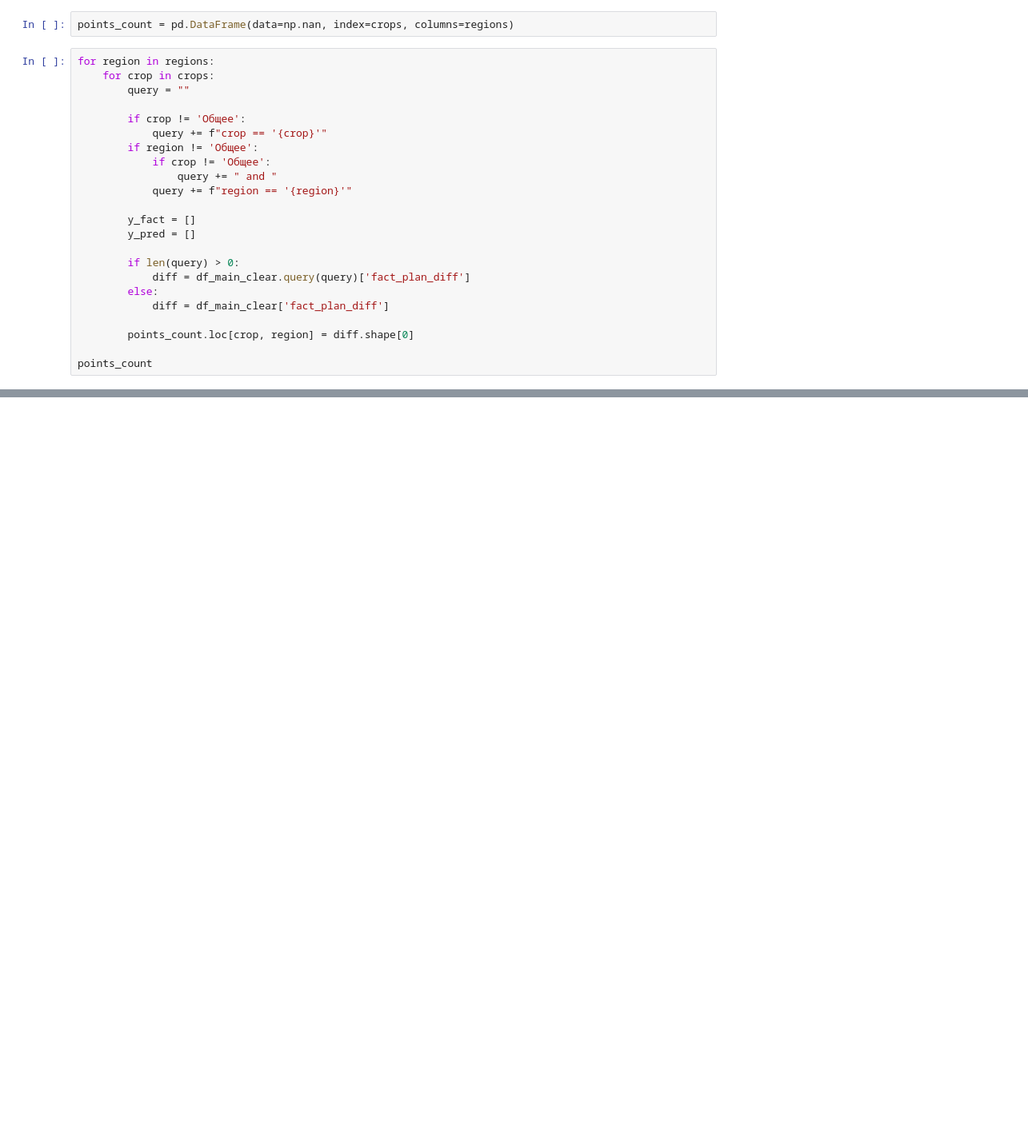
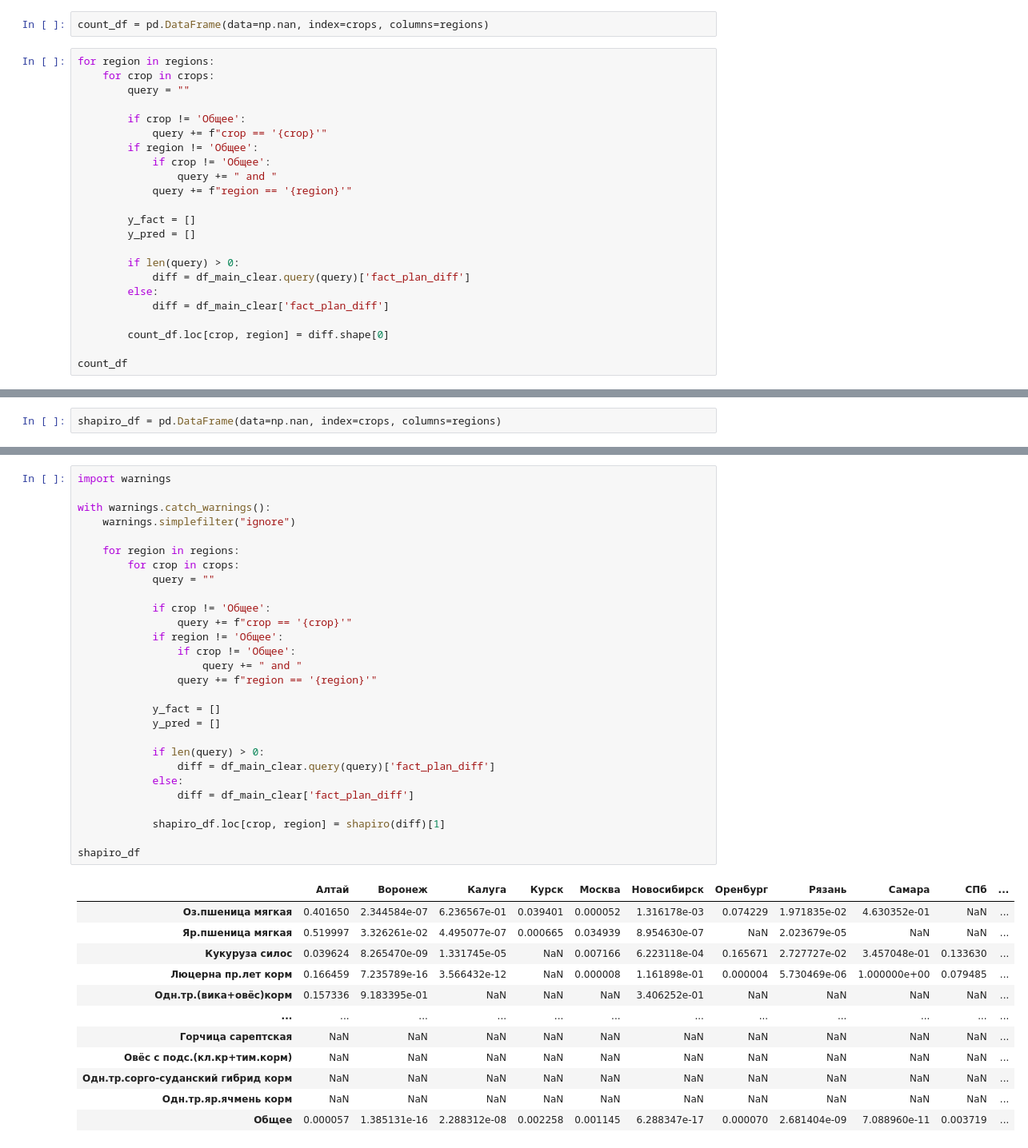
Before and after one commit to VladSunny/DANO_EKONIVA, a Jupyter notebook: notebooks/reborn.ipynb, the cells around one changed output, grey strips where cells are left out. Shown at 80% size. Saved outputs shown, nothing was run; the diff lists cells and outputs as text; blank space fills up the shorter version.

```diff
--- a/notebooks/reborn.ipynb
+++ b/notebooks/reborn.ipynb
@@ -976,7 +976,7 @@ cnt
 Одн.тр.сорго-суданский гибрид корм Общее 0.620839149246307
 29
 # %%
-points_count = pd.DataFrame(data=np.nan, index=crops, columns=regions)
+count_df = pd.DataFrame(data=np.nan, index=crops, columns=regions)
 # %%
 for region in regions:
     for crop in crops:
@@ -997,9 +997,9 @@ for region in regions:
         else:
             diff = df_main_clear['fact_plan_diff']
 
-        points_count.loc[crop, region] = diff.shape[0]
+        count_df.loc[crop, region] = diff.shape[0]
 
-points_count
+count_df
 # %% [output]
 |  | Алтай | Воронеж | Калуга | Курск | Москва | Новосибирск | Оренбург | Рязань | Самара | СПб | ... |
 | Оз.пшеница мягкая | 25.0 | 195.0 | 87.0 | 77.0 | 73.0 | 37.0 | 10.0 | 53.0 | 11.0 | 0.0 | ... |
@@ -1035,3 +1035,5 @@ for i in pos_diff_mean:
 ['Одн.тр.суданская тр.семена', 'Общее'] 2.0
 ['Одн.тр.сорго-суданский гибрид корм', 'Тюмень'] 3.0
 ['Одн.тр.сорго-суданский гибрид корм', 'Общее'] 3.0
+# %%
+shapiro_df = pd.DataFrame(data=np.nan, index=crops, columns=regions)
@@ -1037,0 +1042,41 @@ for i in pos_diff_mean:
+# %%
+import warnings
+
+with warnings.catch_warnings():
+    warnings.simplefilter("ignore")
+
+    for region in regions:
+        for crop in crops:
+            query = ""
+
+            if crop != 'Общее':
+                query += f"crop == '{crop}'"
+            if region != 'Общее':
+                if crop != 'Общее':
+                    query += " and "
+                query += f"region == '{region}'"
+
+            y_fact = []
+            y_pred = []
+
+            if len(query) > 0:
+                diff = df_main_clear.query(query)['fact_plan_diff']
+            else:
+                diff = df_main_clear['fact_plan_diff']
+
+            shapiro_df.loc[crop, region] = shapiro(diff)[1]
+
+shapiro_df
+# %% [output]
+|  | Алтай | Воронеж | Калуга | Курск | Москва | Новосибирск | Оренбург | Рязань | Самара | СПб | ... |
+| Оз.пшеница мягкая | 0.401650 | 2.344584e-07 | 6.236567e-01 | 0.039401 | 0.000052 | 1.316178e-03 | 0.074229 | 1.971835e-02 | 4.630352e-01 | NaN | ... |
+| Яр.пшеница мягкая | 0.519997 | 3.326261e-02 | 4.495077e-07 | 0.000665 | 0.034939 | 8.954630e-07 | NaN | 2.023679e-05 | NaN | NaN | ... |
+| Кукуруза силос | 0.039624 | 8.265470e-09 | 1.331745e-05 | NaN | 0.007166 | 6.223118e-04 | 0.165671 | 2.727727e-02 | 3.457048e-01 | 0.133630 | ... |
+| Люцерна пр.лет корм | 0.166459 | 7.235789e-16 | 3.566432e-12 | NaN | 0.000008 | 1.161898e-01 | 0.000004 | 5.730469e-06 | 1.000000e+00 | 0.079485 | ... |
+| Одн.тр.(вика+овёс)корм | 0.157336 | 9.183395e-01 | NaN | NaN | NaN | 3.406252e-01 | NaN | NaN | NaN | NaN | ... |
+| ... | ... | ... | ... | ... | ... | ... | ... | ... | ... | ... | ... |
+| Горчица сарептская | NaN | NaN | NaN | NaN | NaN | NaN | NaN | NaN | NaN | NaN | ... |
+| Овёс с подс.(кл.кр+тим.корм) | NaN | NaN | NaN | NaN | NaN | NaN | NaN | NaN | NaN | NaN | ... |
+| Одн.тр.сорго-суданский гибрид корм | NaN | NaN | NaN | NaN | NaN | NaN | NaN | NaN | NaN | NaN | ... |
+| Одн.тр.яр.ячмень корм | NaN | NaN | NaN | NaN | NaN | NaN | NaN | NaN | NaN | NaN | ... |
+| Общее | 0.000057 | 1.385131e-16 | 2.288312e-08 | 0.002258 | 0.001145 | 6.288347e-17 | 0.000070 | 2.681404e-09 | 7.088960e-11 | 0.003719 | ... |
```
Also changed, not shown: parts of 9 cells of this notebook.
